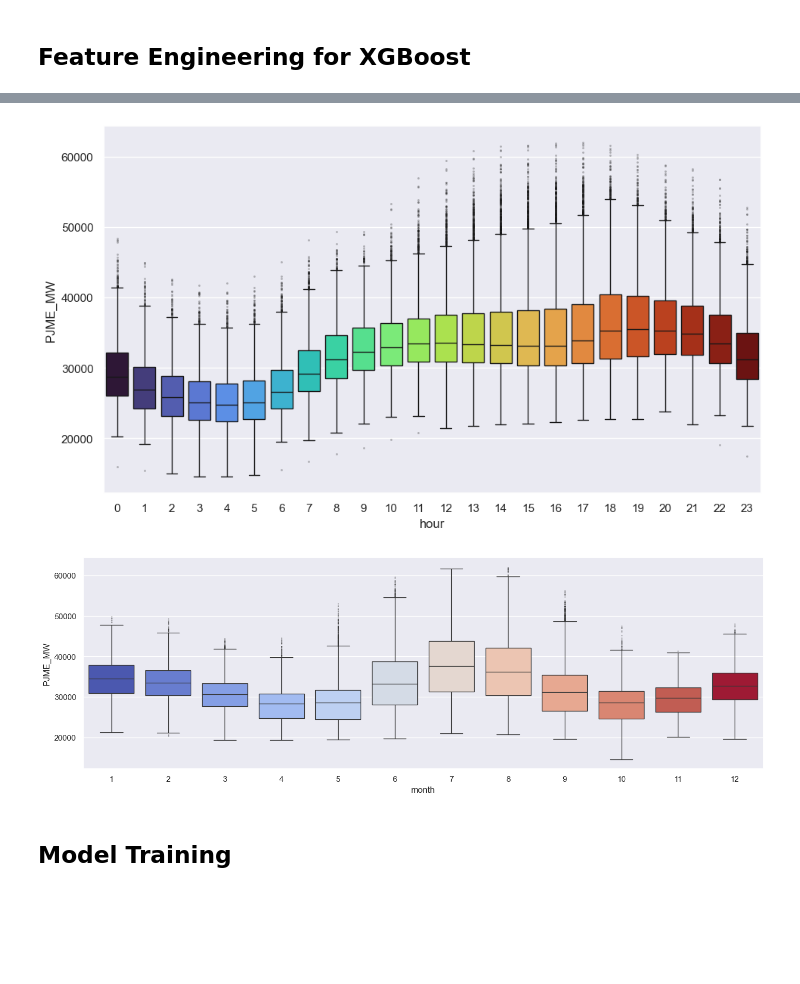
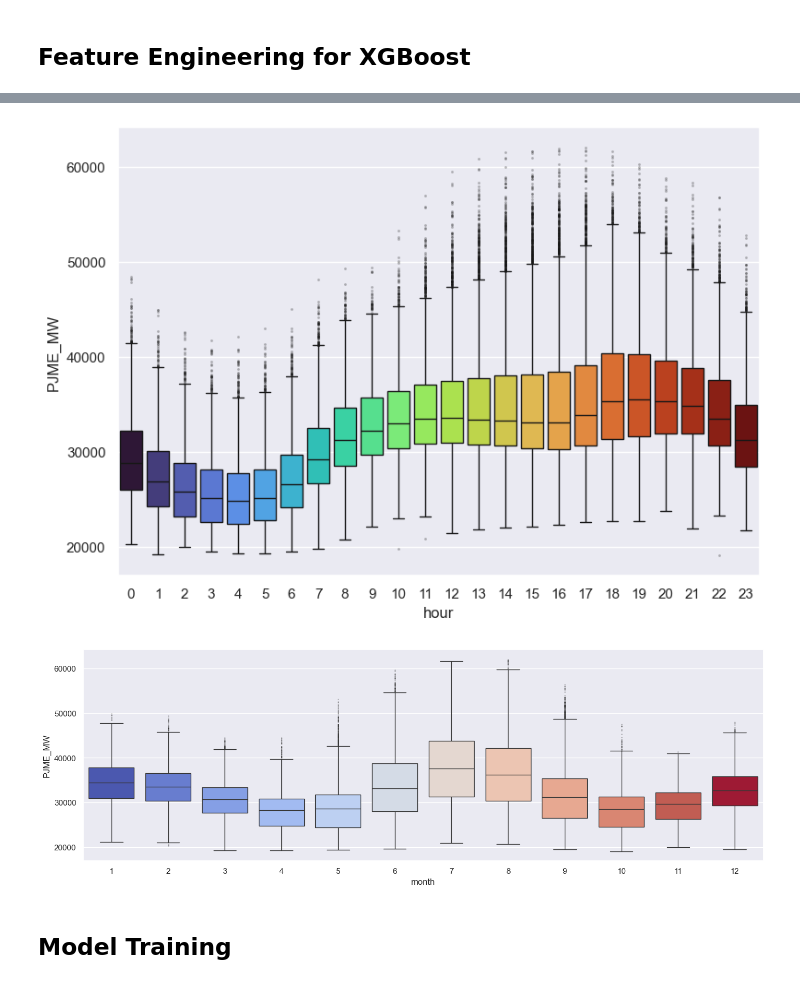
Before and after one commit to lokejer/pjme-hourly-forecast, a Jupyter notebook: main.ipynb, the cells around one changed output, grey strips where cells are left out. Saved outputs shown, nothing was run; the diff lists cells and outputs as text; code cells hidden in the pictures; blank space fills up the shorter version.

```diff
--- a/main.ipynb
+++ b/main.ipynb
@@ -29,7 +29,7 @@ sns.set_theme(
   palette='muted',
   rc={
     'figure.figsize': (15, 5),
-    'axes.titlesize': 14,
+    'axes.titlesize': 20,
     'axes.titleweight': 'bold',
   }
 )
@@ -72,0 +107,4 @@ plt.show()
+# %%
+# Remove outlier data
+df = df.query("PJME_MW > 19000")
+df.describe().loc[["min", "max"], "PJME_MW"]
@@ -78,10 +120,10 @@ def create_features(df):
   df['hour']       = df.index.hour
   df['dayofweek']  = df.index.dayofweek
   df['month']      = df.index.month
-  # df['quarter']    = df.index.quarter
+  df['quarter']    = df.index.quarter
   df['year']       = df.index.year
   df['dayofyear']  = df.index.dayofyear
-  # df['dayofmonth'] = df.index.day
+  df['dayofmonth'] = df.index.day
   df['weekofyear'] = df.index.isocalendar().week.astype(int)
   return df
 
@@ -94,14 +136,14 @@ df.head(1)
 # %%
-plt.figure(figsize=(10, 6))
+plt.figure(figsize=(8, 6))
 sns.boxplot(
   data=df,
   x='hour', y='PJME_MW',
   palette='turbo', hue="hour", legend=False,
   flierprops=dict(marker='o', markersize=1, alpha=0.3)
 )
 plt.show()
 # %% [output]
-[figure, old version]
+[figure, new version]
 # %%
 sns.boxplot(
   data=df,
@@ -111,6 +153,6 @@ sns.boxplot(
 )
 plt.show()
 # %% [output]
-[figure, old version]
+[figure, new version]
 # %% [markdown]
 ## Model Training
```
Also changed, not shown: parts of 29 cells of this notebook.
